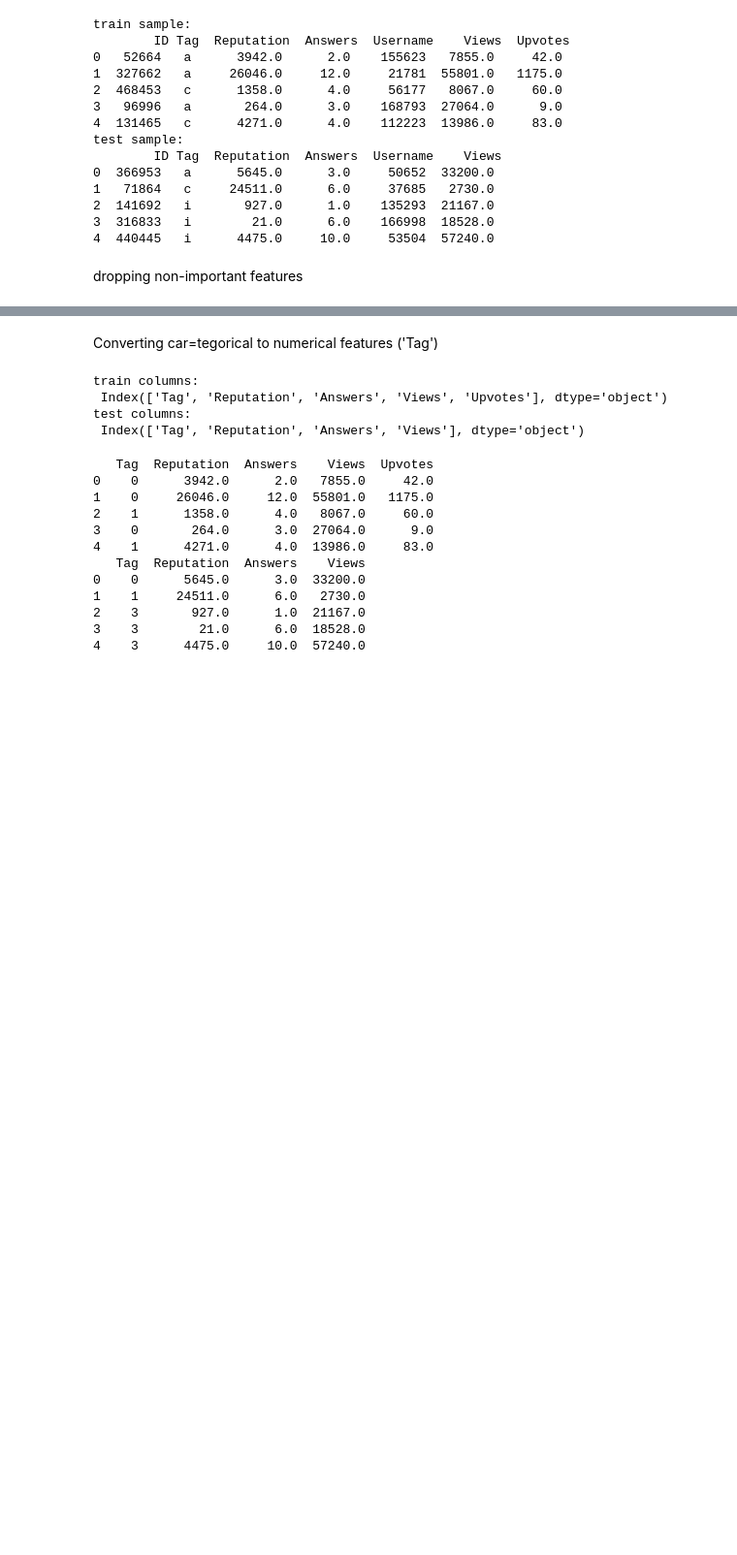
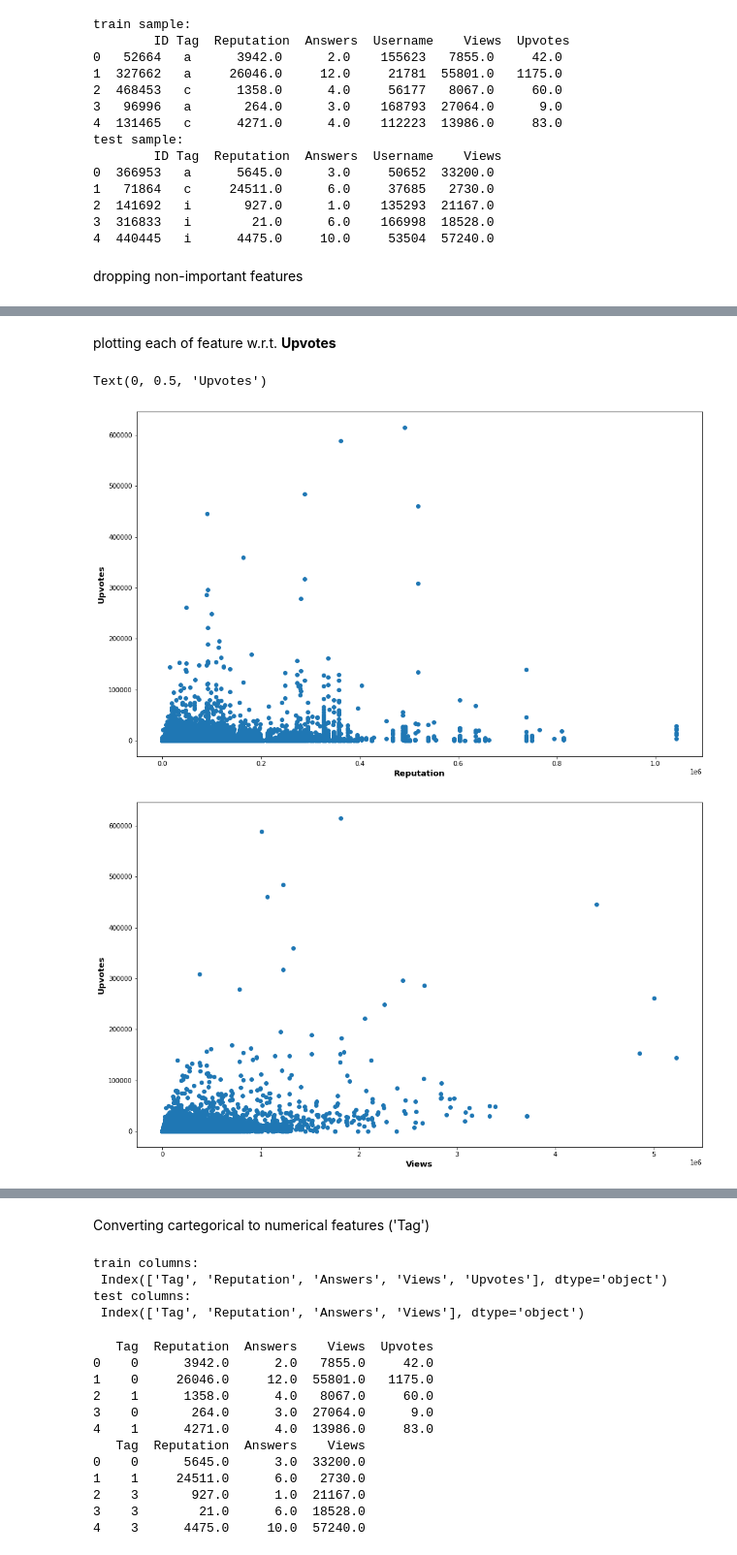
Before and after one commit to ram-swaroop/Upvotes-prediction, a Jupyter notebook: Upvote_prediction.ipynb, the cells around one changed output, grey strips where cells are left out. Shown: that part at 97% size. Drawn from its saved outputs; the diff is of its cells as text; code cells hidden in the pictures; blank space fills up the shorter version.

```diff
--- a/Upvote_prediction.ipynb
+++ b/Upvote_prediction.ipynb
@@ -76,0 +85,21 @@ sns.heatmap(test_corr)
+# %% [markdown]
+plotting each of feature w.r.t. **Upvotes**
+# %%
+plt.figure(figsize=[16,10])
+plt.plot(train_data['Reputation'], train_data['Upvotes'],'o')
+plt.xlabel('Reputation', fontweight='bold', fontsize=13)
+plt.ylabel('Upvotes', fontweight='bold', fontsize=13)
+
+plt.figure(figsize=[16,10])
+plt.plot(train_data['Views'], train_data['Upvotes'],'o')
+plt.xlabel('Views', fontweight='bold', fontsize=13)
+plt.ylabel('Upvotes', fontweight='bold', fontsize=13)
+
+plt.figure(figsize=[16,10])
+plt.plot(train_data['Answers'], train_data['Upvotes'],'o')
+plt.xlabel('Answers', fontweight='bold', fontsize=13)
+plt.ylabel('Upvotes', fontweight='bold', fontsize=13)
+# %% [output]
+Text(0, 0.5, 'Upvotes')
+[figure, added]
+[figure, added]
@@ -77,5 +107,5 @@ sns.heatmap(test_corr)
 # %% [markdown]
-Converting car=tegorical to numerical features ('Tag')
+Converting cartegorical to numerical features ('Tag')
 # %%
 "Dealing with categorical features in a regression problem"
 
```
Also changed, not shown: parts of 20 cells of this notebook.
